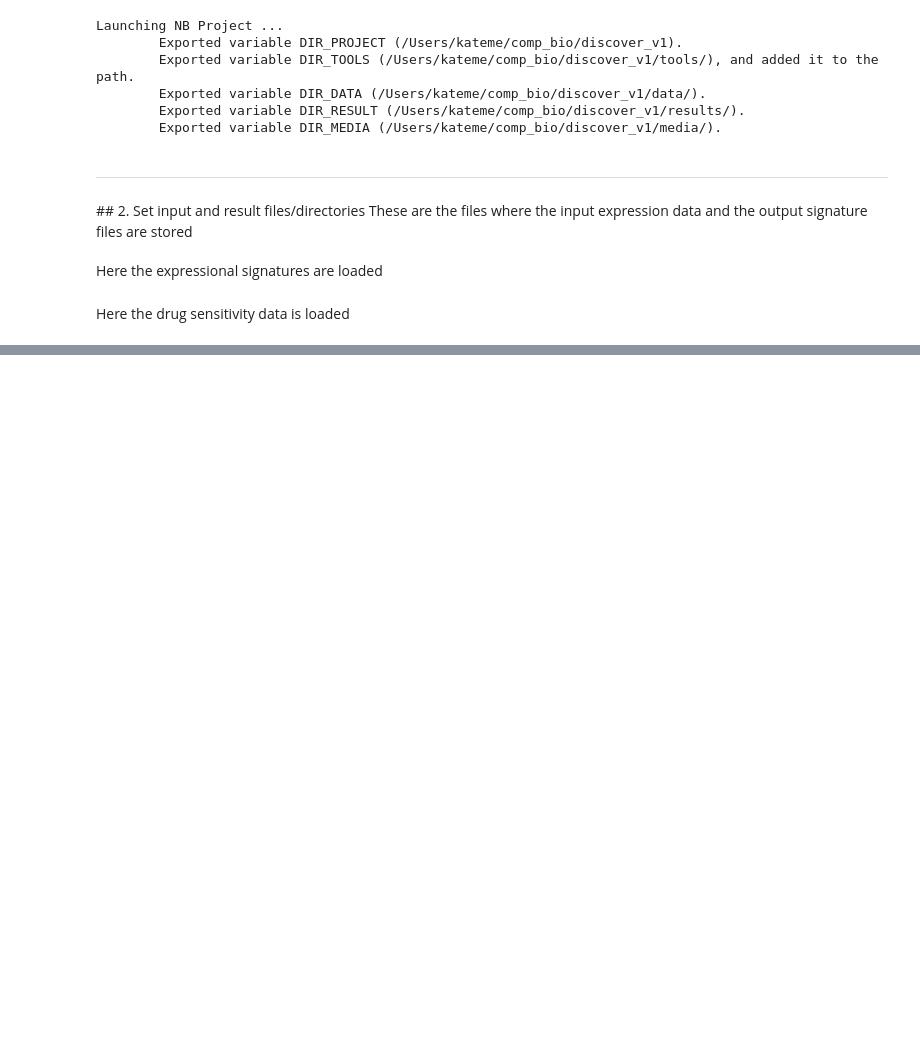
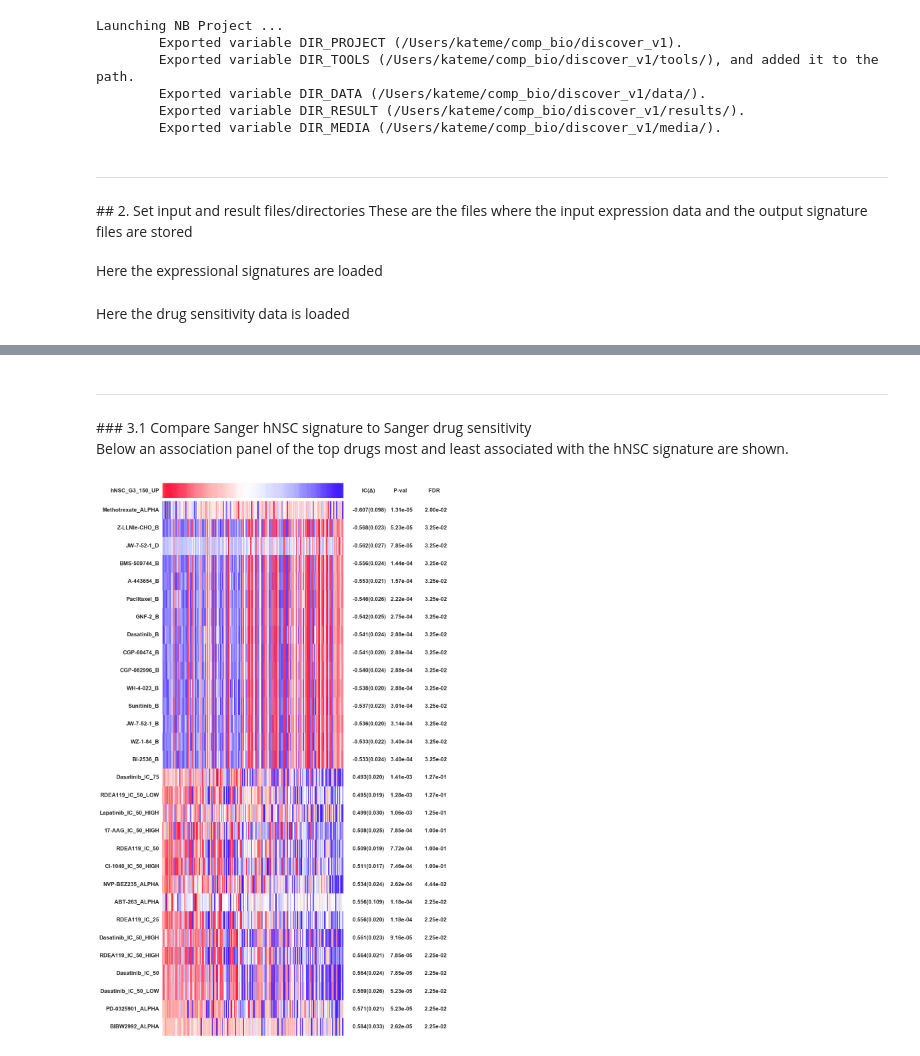
Before and after one commit to KateMedet/discover, a Jupyter notebook: notebooks/discover_analysis.ipynb, the cells around one changed output, grey strips where cells are left out. Cells and saved outputs as stored; diff of their text form; code cells hidden in the pictures; blank space fills up the shorter version.

```diff
--- a/notebooks/discover_analysis.ipynb
+++ b/notebooks/discover_analysis.ipynb
@@ -56,0 +113,16 @@ The three comparisons noted in the bottom of the figure below will be performed.
+# %% [markdown]
+<hr style="border: none; border-bottom: 1px solid #88BBEE;">
+### 3.1 Compare Sanger hNSC signature to Sanger drug sensitivity
+
+Below an association panel of the top drugs most and least associated with the hNSC signature are shown.
+# %%
+sanger_sign_sanger_drug = ccal.association.make_association_panel(sanger_hNSC_G3_150_UP,
+                                        sanger_drug_sensitivity,
+                                        n_permutations=50,
+                                        max_n_features=30,
+                                        features_ascending=True,
+                                        n_jobs=1,
+                                        n_features=.90,
+                                        filepath_prefix=join(DIR_RESULT, 'sanger_sig_sanger_drug'))
+# %% [output]
+[figure, added]
```
Also changed, not shown: parts of 16 cells of this notebook, 16 other files.
